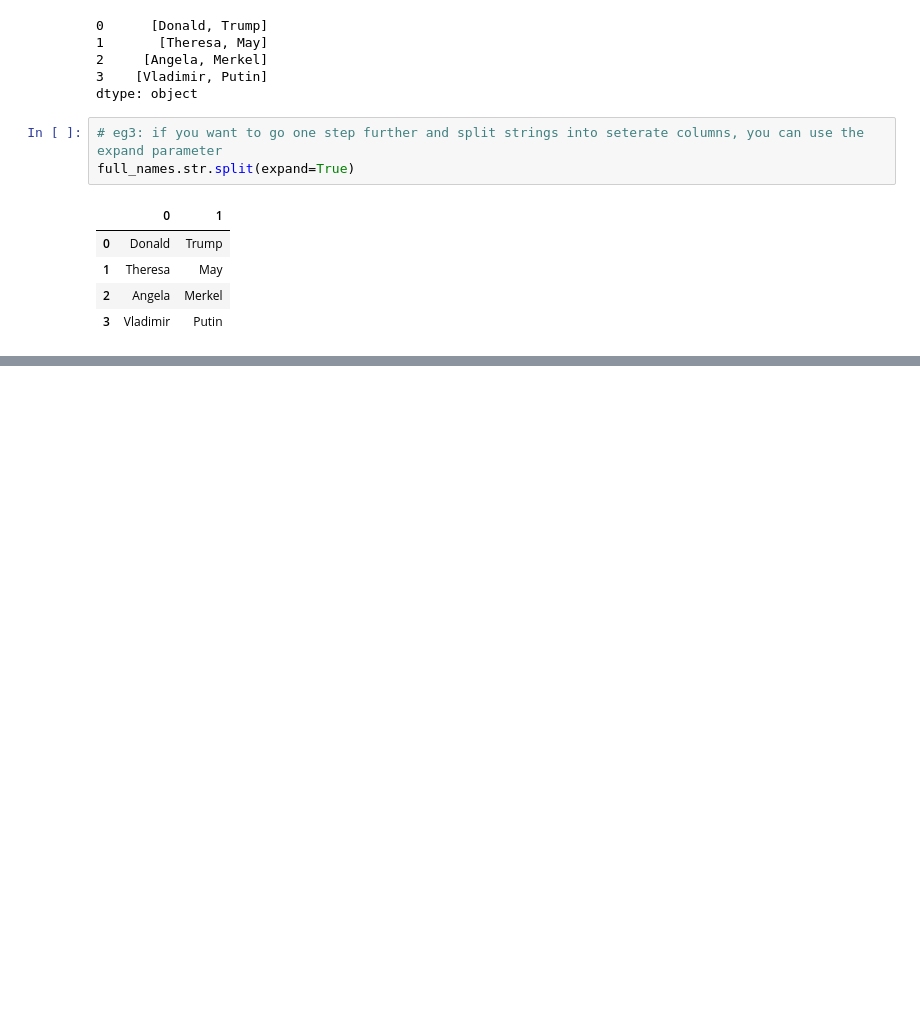
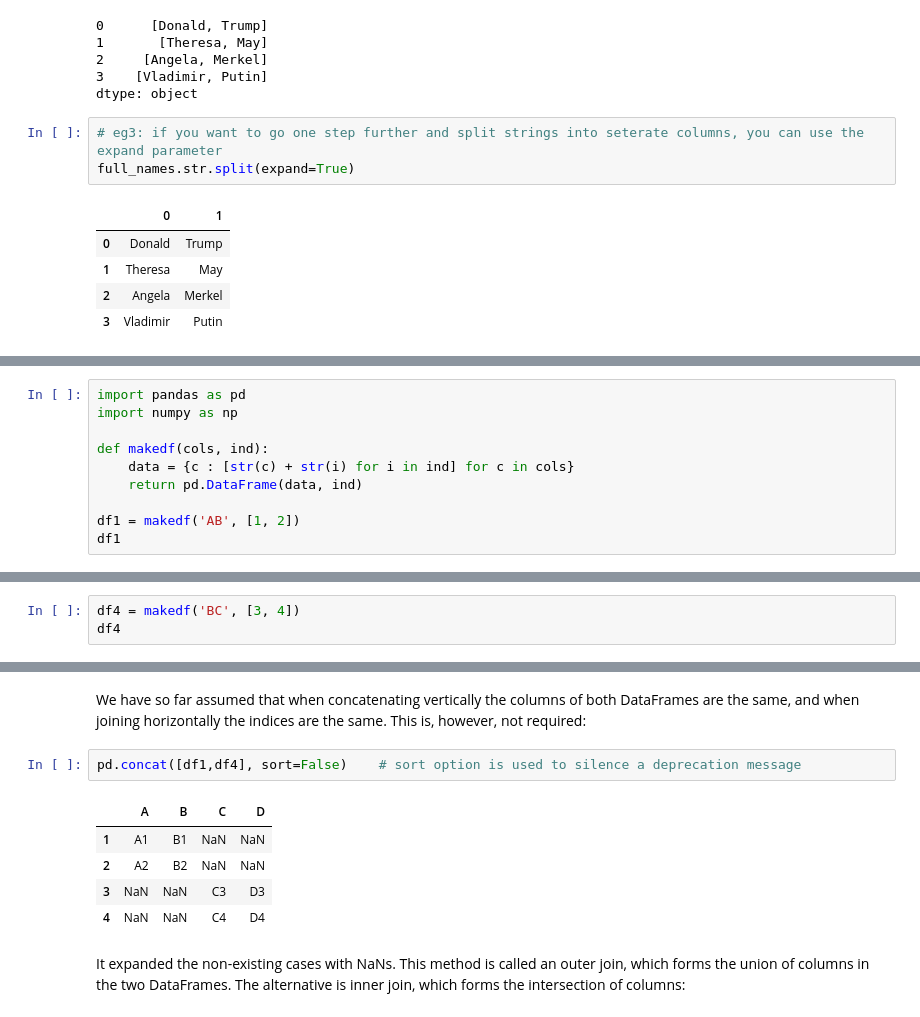
Before and after one commit to henryblu/Data-analysis-with-python, a Jupyter notebook: pandas.ipynb, the cells around one changed output, grey strips where cells are left out. Cells and saved outputs as stored; diff of their text form; blank space fills up the shorter version.

Commit message:
more pandas notes

```diff
--- a/pandas.ipynb
+++ b/pandas.ipynb
@@ -291,0 +298,10 @@ full_names.str.split(expand=True)
+# %%
+import pandas as pd
+import numpy as np
+
+def makedf(cols, ind):
+    data = {c : [str(c) + str(i) for i in ind] for c in cols}
+    return pd.DataFrame(data, ind)
+
+df1 = makedf('AB', [1, 2])
+df1
@@ -291,0 +326,3 @@ full_names.str.split(expand=True)
+# %%
+df4 = makedf('BC', [3, 4])
+df4
@@ -291,0 +401,12 @@ full_names.str.split(expand=True)
+# %% [markdown]
+We have so far assumed that when concatenating vertically the columns of both DataFrames are the same, and when joining horizontally the indices are the same. This is, however, not required:
+# %%
+pd.concat([df1,df4], sort=False)    # sort option is used to silence a deprecation message
+# %% [output]
+|  | A | B | C | D |
+| 1 | A1 | B1 | NaN | NaN |
+| 2 | A2 | B2 | NaN | NaN |
+| 3 | NaN | NaN | C3 | D3 |
+| 4 | NaN | NaN | C4 | D4 |
+# %% [markdown]
+It expanded the non-existing cases with NaNs. This method is called an outer join, which forms the union of columns in the two DataFrames. The alternative is inner join, which forms the intersection of columns:
```
Also changed, not shown: parts of 30 cells of this notebook.
